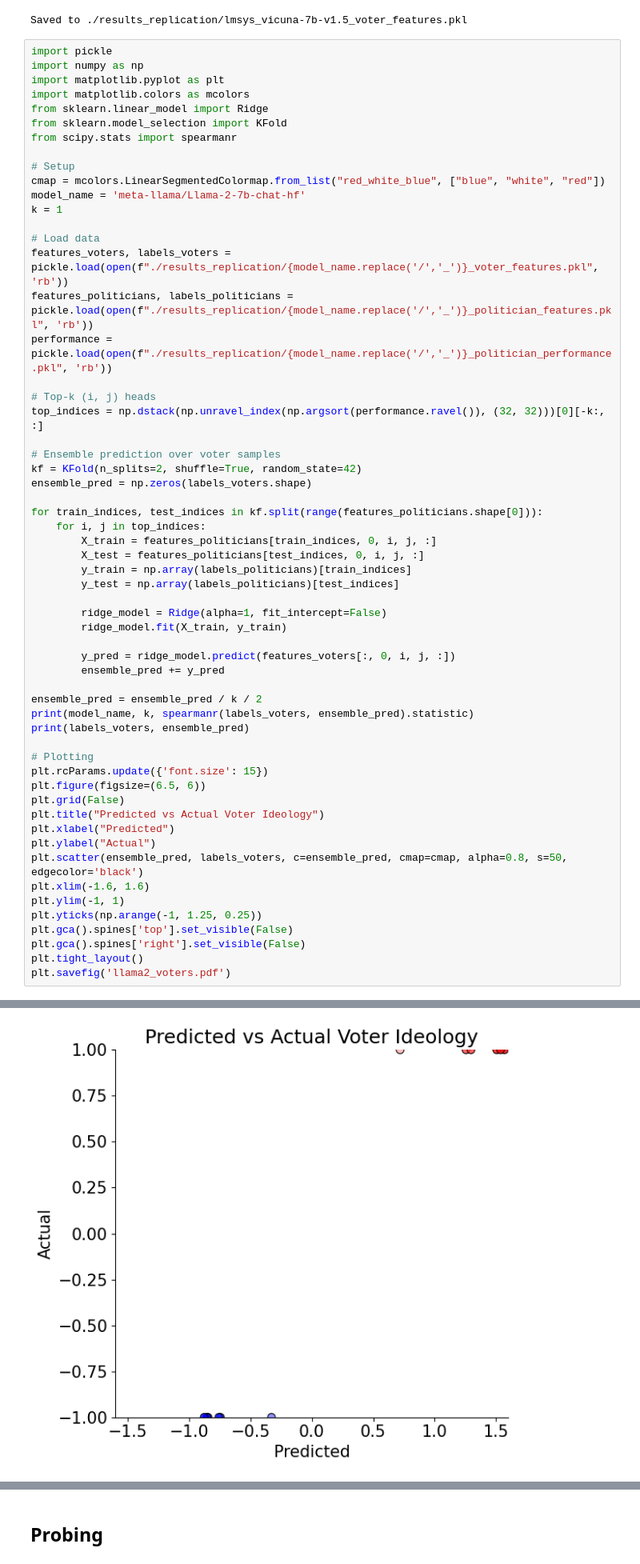
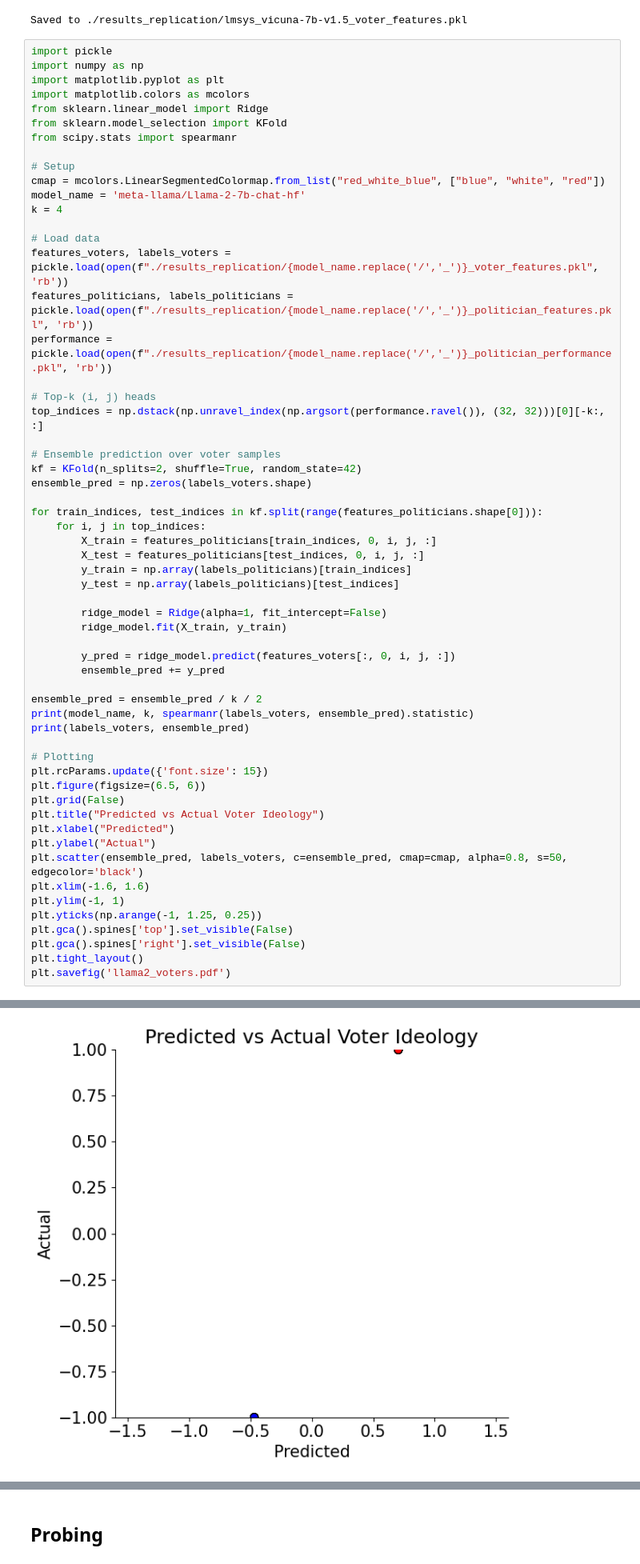
Before and after one commit to DotIN13/linear-political-llm, a Jupyter notebook: replication_results.ipynb, the cells around one changed output, grey strips where cells are left out. Shown at 80% size. Saved outputs shown, nothing was run; the diff lists cells and outputs as text.

```diff
--- a/replication_results.ipynb
+++ b/replication_results.ipynb
@@ -214,7 +216,7 @@ from scipy.stats import spearmanr
 # Setup
 cmap = mcolors.LinearSegmentedColormap.from_list("red_white_blue", ["blue", "white", "red"])
 model_name = 'meta-llama/Llama-2-7b-chat-hf'
-k = 1
+k = 4
 
 # Load data
 features_voters, labels_voters = pickle.load(open(f"./results_replication/{model_name.replace('/','_')}_voter_features.pkl", 'rb'))
@@ -267,4 +269,4 @@ meta-llama/Llama-2-7b-chat-hf 1 0.8690481892534817
-[figure, old version]
+[figure, new version]
 # %%
 import torch
 import pandas as pd
```
Also changed, not shown: parts of 3 cells of this notebook, 1 other file.
